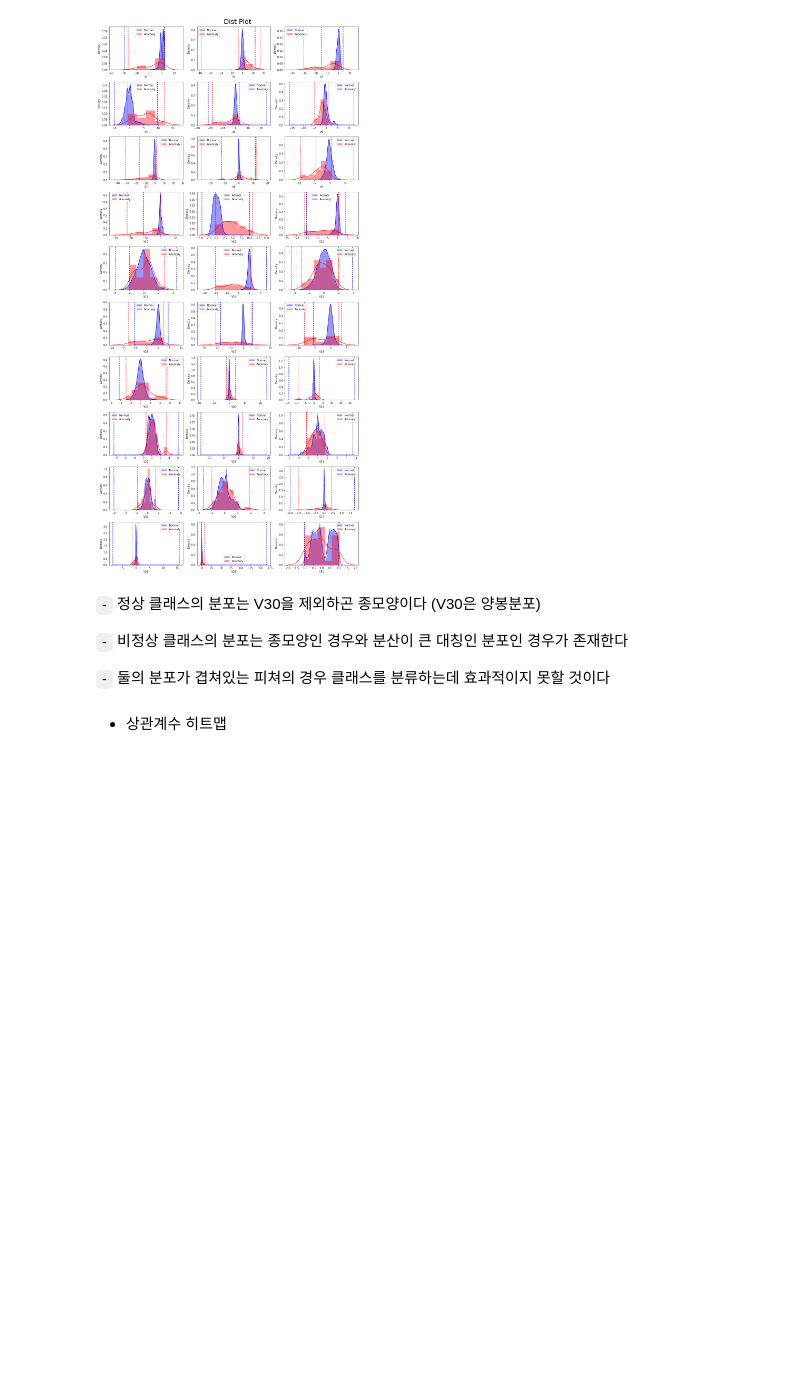
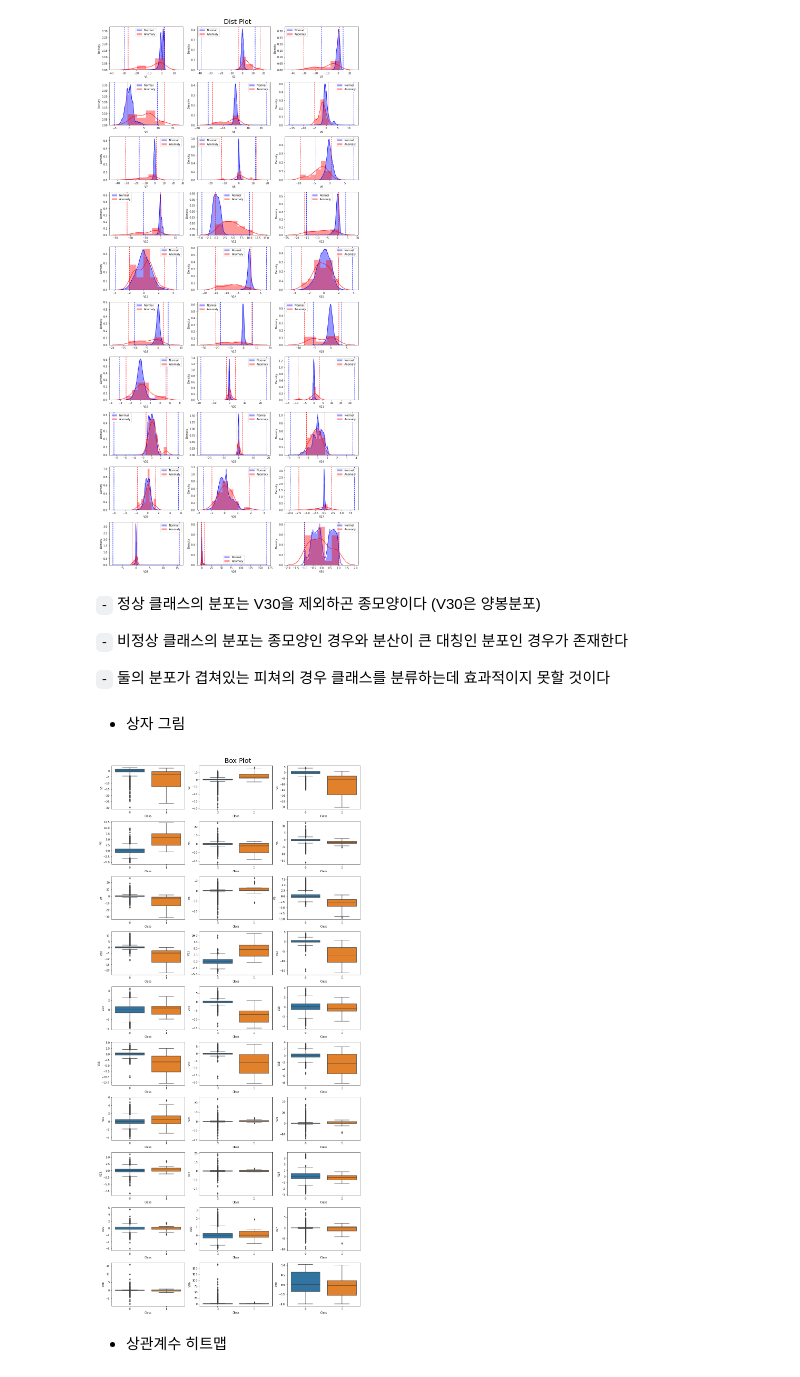
Before and after one commit to Jaesu26/Dacon-credit-card-fraud-detection, a Jupyter notebook: 신용카드-사기탐색-EDA모델링.ipynb, the cells around one changed output. Drawn from its saved outputs; the diff is of its cells as text; code cells hidden in the pictures; blank space fills up the shorter version.

```diff
--- a/신용카드-사기탐색-EDA모델링.ipynb
+++ b/신용카드-사기탐색-EDA모델링.ipynb
@@ -133,6 +126,35 @@ show_distplot(valid, row=10, column=3, target='Class')
 `-` 비정상 클래스의 분포는 종모양인 경우와 분산이 큰 대칭인 분포인 경우가 존재한다
 
 `-` 둘의 분포가 겹쳐있는 피쳐의 경우 클래스를 분류하는데 효과적이지 못할 것이다
+# %% [markdown]
+- 상자 그림
+# %%
+def show_boxplot(df_: pd.DataFrame, row:int, column: int, target: str) -> None:
+    """ target 범주에 따른 양적 변수의 분포를 boxplot을 사용해 시각화하는 함수"""
+    df = df_.copy()
+    df = df.dropna() ## 결측치 제거
+
+    fig, axs = plt.subplots(row, column, figsize=(14, 30))
+    features = df.columns[(df.dtypes == float)]
+
+    for i, feature in enumerate(features):
+        ax = axs[i // column][i % column]
+        normal = df[df[target]==0][feature]
+        fraud = df[df[target]==1][feature]
+        sns.boxplot(data=df, x=target, y=feature, ax=ax)
+
+    ## 남는 서브 플랏은 삭제하자
+    for ax in axs: ## axs의 row
+        for k in list(range(column)): ## axs의 column
+            if not ax[k].has_data(): ## ax[k]에 오브젝트가 없다면
+                fig.delaxes(ax[k]) ## 남는 서브 플랏이니 삭제한다
+
+    fig.suptitle("Box Plot\n", x=0.53, fontsize=25) ## default: x=0.5, y=0.98
+    fig.tight_layout()
+# %%
+show_boxplot(valid, row=10, column=3, target='Class')
+# %% [output]
+[figure, added]
 # %% [markdown]
 - 상관계수 히트맵
 # %%
```
Also changed, not shown: parts of 19 cells of this notebook.
